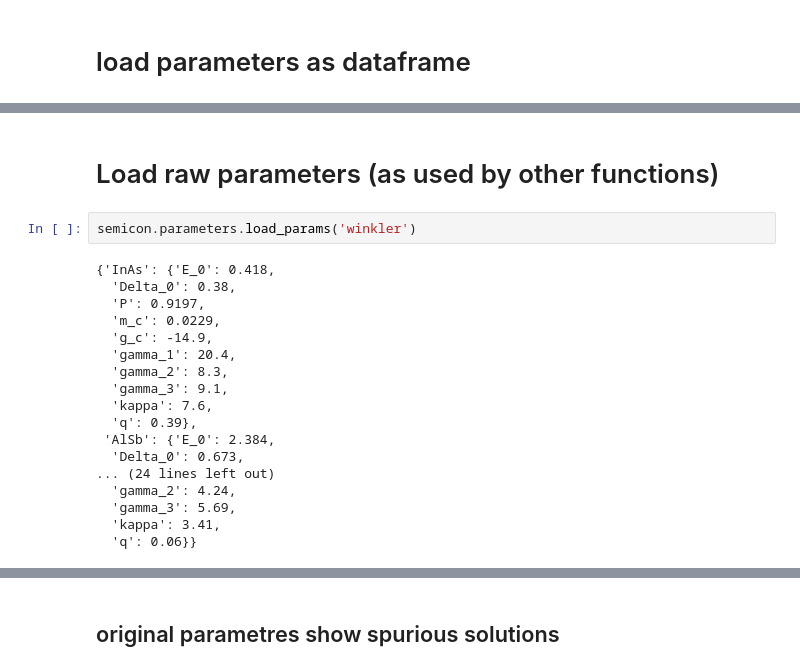
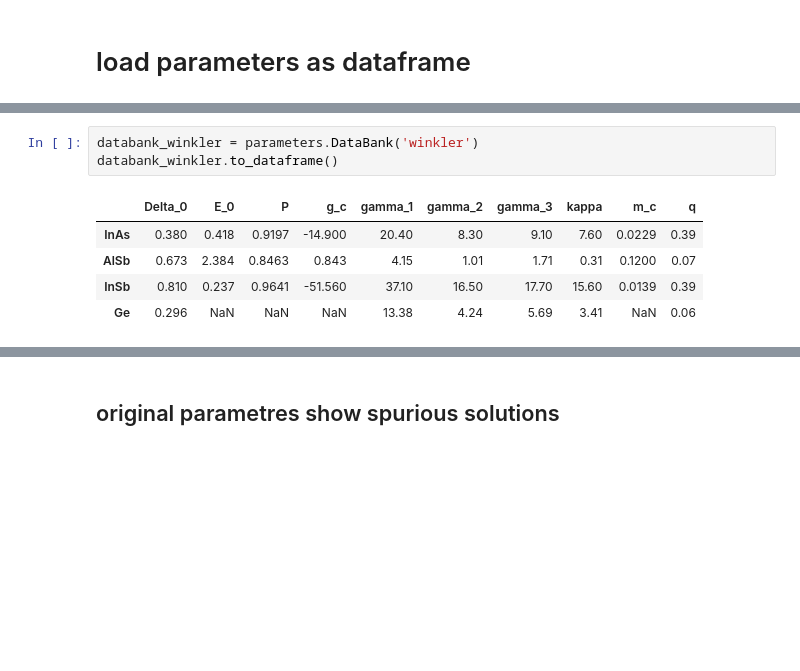
Before and after one commit to quantum-tinkerer/semicon, a Jupyter notebook: notebooks/parameters.ipynb, the cells around one changed output, grey strips where cells are left out. Drawn from its saved outputs; the diff is of its cells as text; blank space fills up the shorter version.

Commit message:
adjust notebooks and finish move of functionality to new interface

```diff
--- a/notebooks/parameters.ipynb
+++ b/notebooks/parameters.ipynb
@@ -22,22 +5,9 @@ semicon.parameters.load_as_df('lawaetz')
-# %% [markdown]
-# Load raw parameters (as used by other functions)
-# %%
-semicon.parameters.load_params('winkler')
-# %% [output]
-{'InAs': {'E_0': 0.418,
-  'Delta_0': 0.38,
-  'P': 0.9197,
-  'm_c': 0.0229,
-  'g_c': -14.9,
-  'gamma_1': 20.4,
-  'gamma_2': 8.3,
-  'gamma_3': 9.1,
-  'kappa': 7.6,
-  'q': 0.39},
- 'AlSb': {'E_0': 2.384,
-  'Delta_0': 0.673,
-... (24 lines left out)
-  'gamma_2': 4.24,
-  'gamma_3': 5.69,
-  'kappa': 3.41,
-  'q': 0.06}}
+# %%
+databank_winkler = parameters.DataBank('winkler')
+databank_winkler.to_dataframe()
+# %% [output]
+|  | Delta_0 | E_0 | P | g_c | gamma_1 | gamma_2 | gamma_3 | kappa | m_c | q |
+| InAs | 0.380 | 0.418 | 0.9197 | -14.900 | 20.40 | 8.30 | 9.10 | 7.60 | 0.0229 | 0.39 |
+| AlSb | 0.673 | 2.384 | 0.8463 | 0.843 | 4.15 | 1.01 | 1.71 | 0.31 | 0.1200 | 0.07 |
+| InSb | 0.810 | 0.237 | 0.9641 | -51.560 | 37.10 | 16.50 | 17.70 | 15.60 | 0.0139 | 0.39 |
+| Ge | 0.296 | NaN | NaN | NaN | 13.38 | 4.24 | 5.69 | 3.41 | NaN | 0.06 |
```
Also changed, not shown: parts of 24 cells of this notebook, 12 other files.
